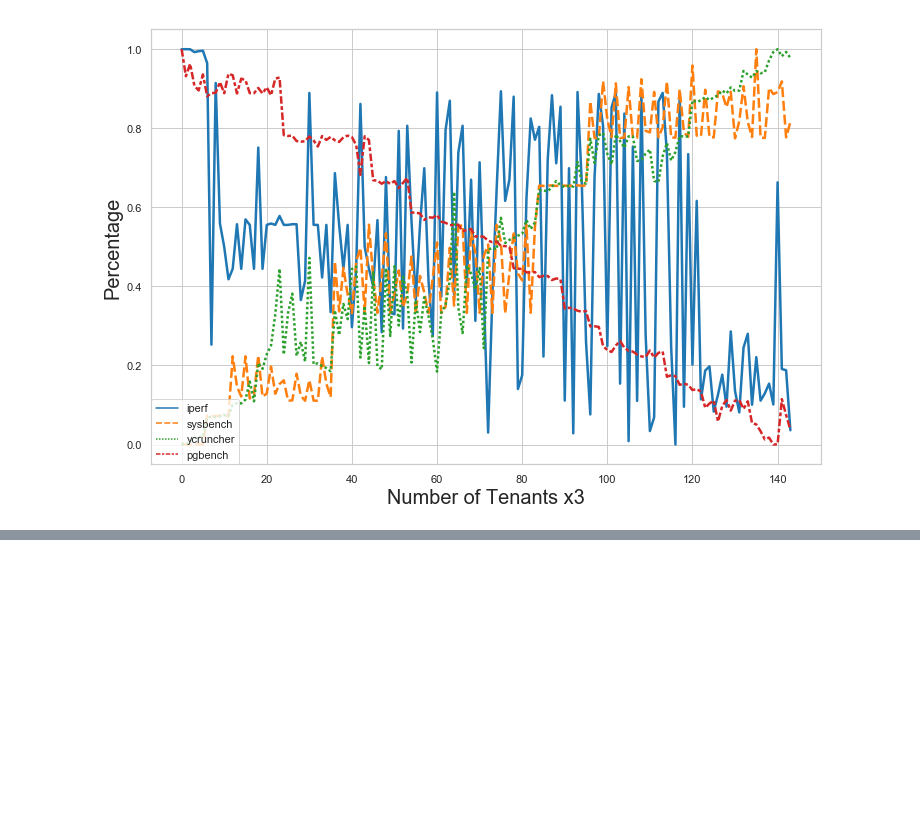
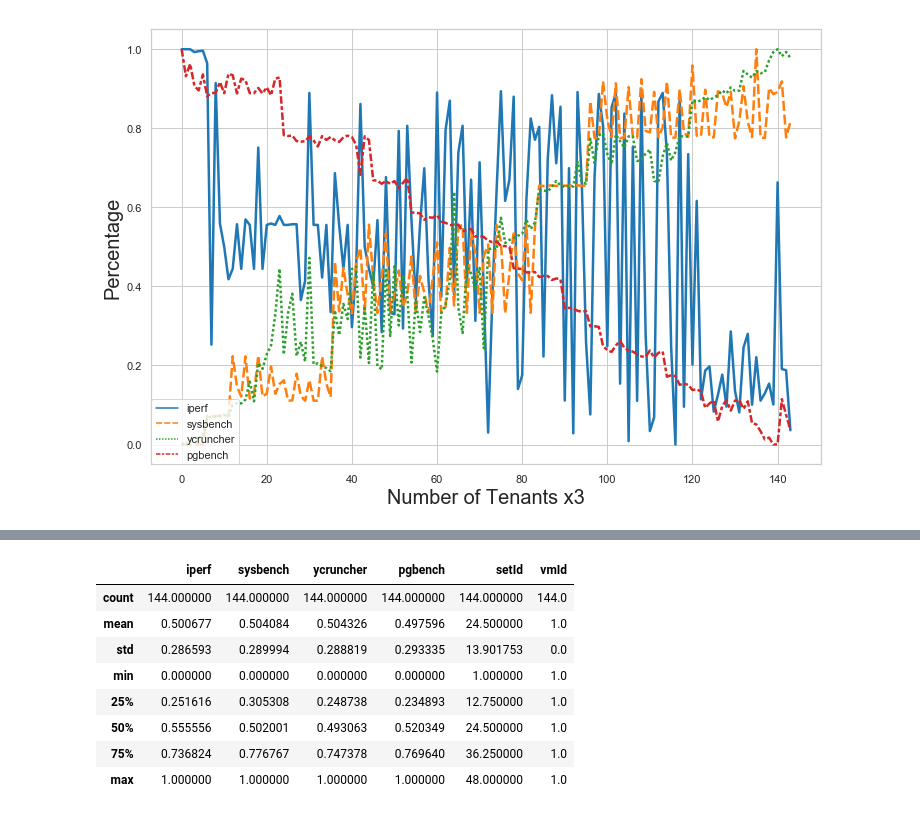
Before and after one commit to delvinuw/IaaSCloudResourceContention, a Jupyter notebook: modeldata/m5d/Normalize Merged.csv.ipynb, the cells around one changed output, grey strips where cells are left out. Cells and saved outputs as stored; diff of their text form; code cells hidden in the pictures; blank space fills up the shorter version.

```diff
--- a/modeldata/m5d/Normalize Merged.csv.ipynb
+++ b/modeldata/m5d/Normalize Merged.csv.ipynb
@@ -502,2 +548,14 @@ plt.show()
+# %%
+df_qt.describe()
+# %% [output]
+|  | iperf | sysbench | ycruncher | pgbench | setId | vmId |
+| count | 144.000000 | 144.000000 | 144.000000 | 144.000000 | 144.000000 | 144.0 |
+| mean | 0.500677 | 0.504084 | 0.504326 | 0.497596 | 24.500000 | 1.0 |
+| std | 0.286593 | 0.289994 | 0.288819 | 0.293335 | 13.901753 | 0.0 |
+| min | 0.000000 | 0.000000 | 0.000000 | 0.000000 | 1.000000 | 1.0 |
+| 25% | 0.251616 | 0.305308 | 0.248738 | 0.234893 | 12.750000 | 1.0 |
+| 50% | 0.555556 | 0.502001 | 0.493063 | 0.520349 | 24.500000 | 1.0 |
+| 75% | 0.736824 | 0.776767 | 0.747378 | 0.769640 | 36.250000 | 1.0 |
+| max | 1.000000 | 1.000000 | 1.000000 | 1.000000 | 48.000000 | 1.0 |
 # %%
 #print to csv
```
Also changed, not shown: parts of 16 cells of this notebook, 14 other files.
